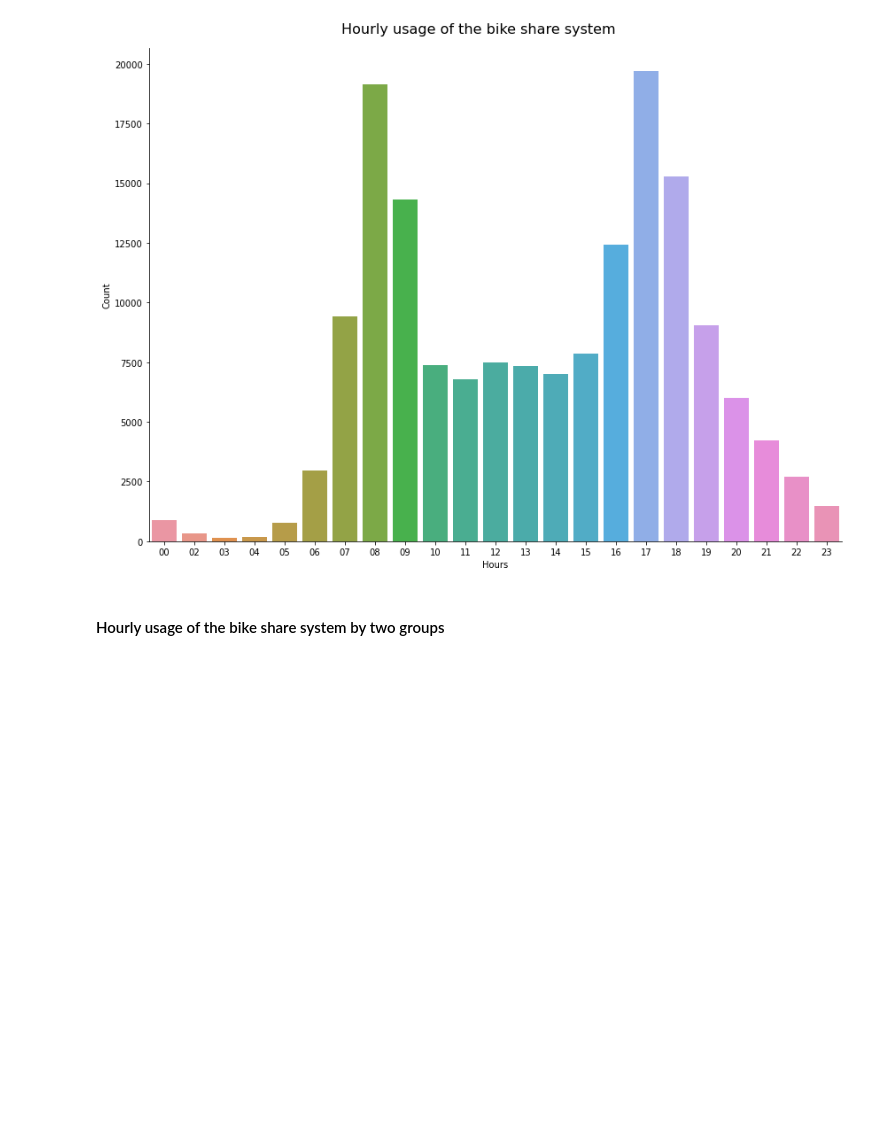
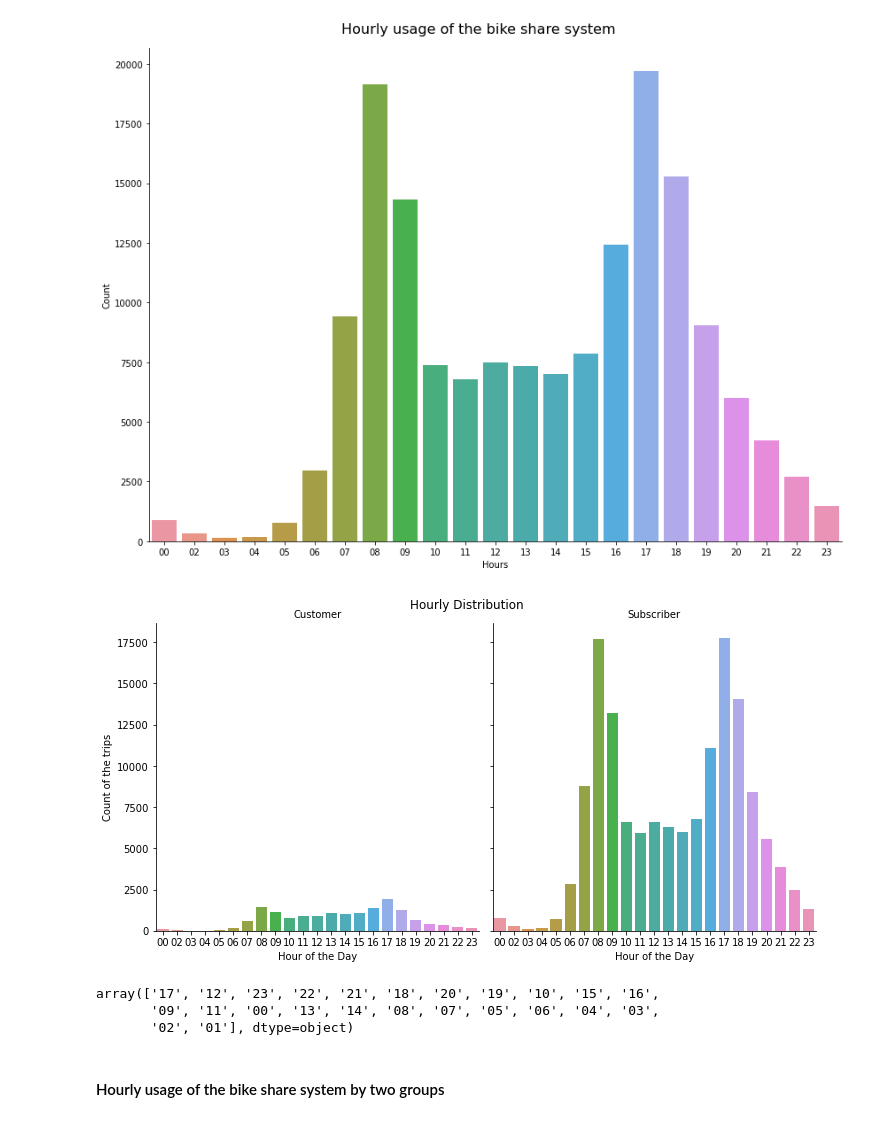
Before and after one commit to imtanbro/Data-Analysis-Ford-GoBike, a Jupyter notebook: Untitled.ipynb, the cells around one changed output. Saved outputs shown, nothing was run; the diff lists cells and outputs as text; code cells hidden in the pictures; blank space fills up the shorter version.

```diff
--- a/Untitled.ipynb
+++ b/Untitled.ipynb
@@ -437,6 +437,22 @@ gp.set_axis_labels("Hours", "Count")
 gp.fig.suptitle('Hourly usage of the bike share system', y=1.03, fontsize=16);
 # %% [output]
 [figure]
+# %%
+#using seaborn factorplot for a better visualization
+hour = ['00','02','03','04','05','06','07','08','09','10','11','12','13','14','15','16','17','18','19','20','21','22','23']
+plot2 = sns.factorplot(data = df, x = "start_hour", col = "user_type",
+               kind = "count", order=hour)
+plot2.fig.suptitle("Hourly Distribution", y = 1)
+plot2.set_axis_labels("Hour of the Day", "Count of the trips")
+plot2.set_titles("{col_name}");
+# %% [output]
+[figure, added]
+# %%
+df.start_hour.unique()
+# %% [output]
+array(['17', '12', '23', '22', '21', '18', '20', '19', '10', '15', '16',
+       '09', '11', '00', '13', '14', '08', '07', '05', '06', '04', '03',
+       '02', '01'], dtype=object)
 # %% [markdown]
 #### Hourly usage of the bike share system by two groups
 # %%
```
Also changed, not shown: parts of 2 cells of this notebook.
